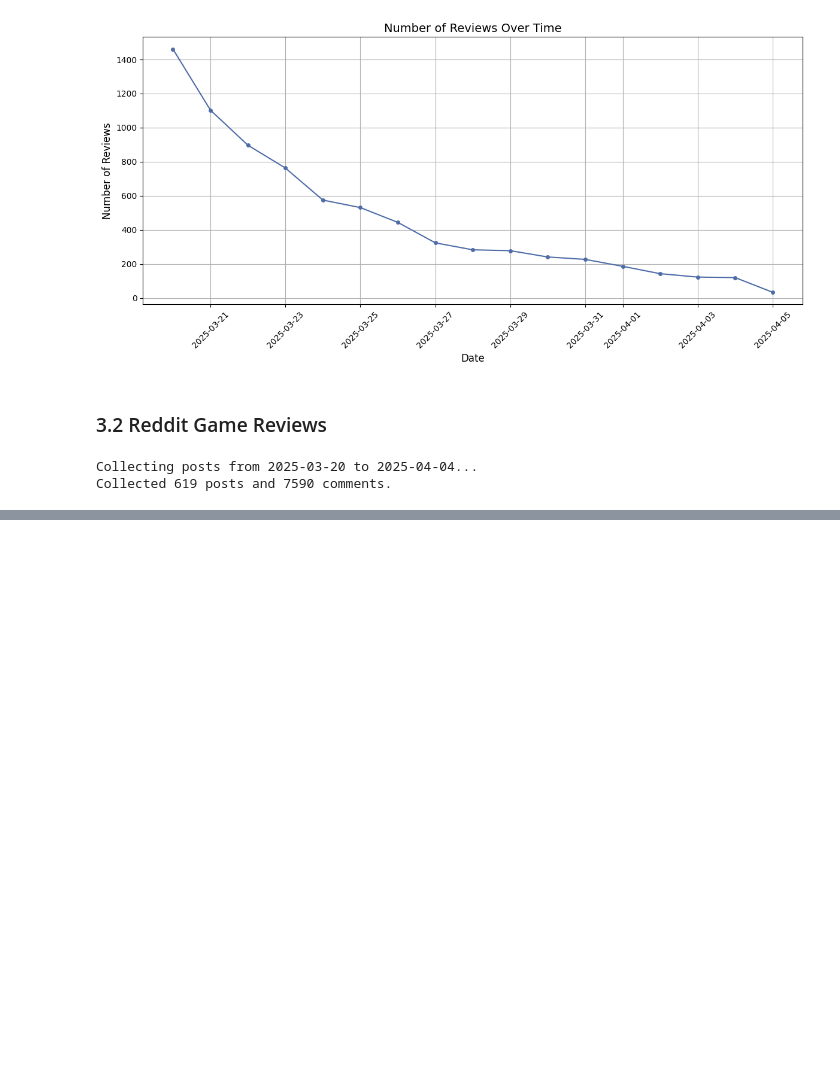
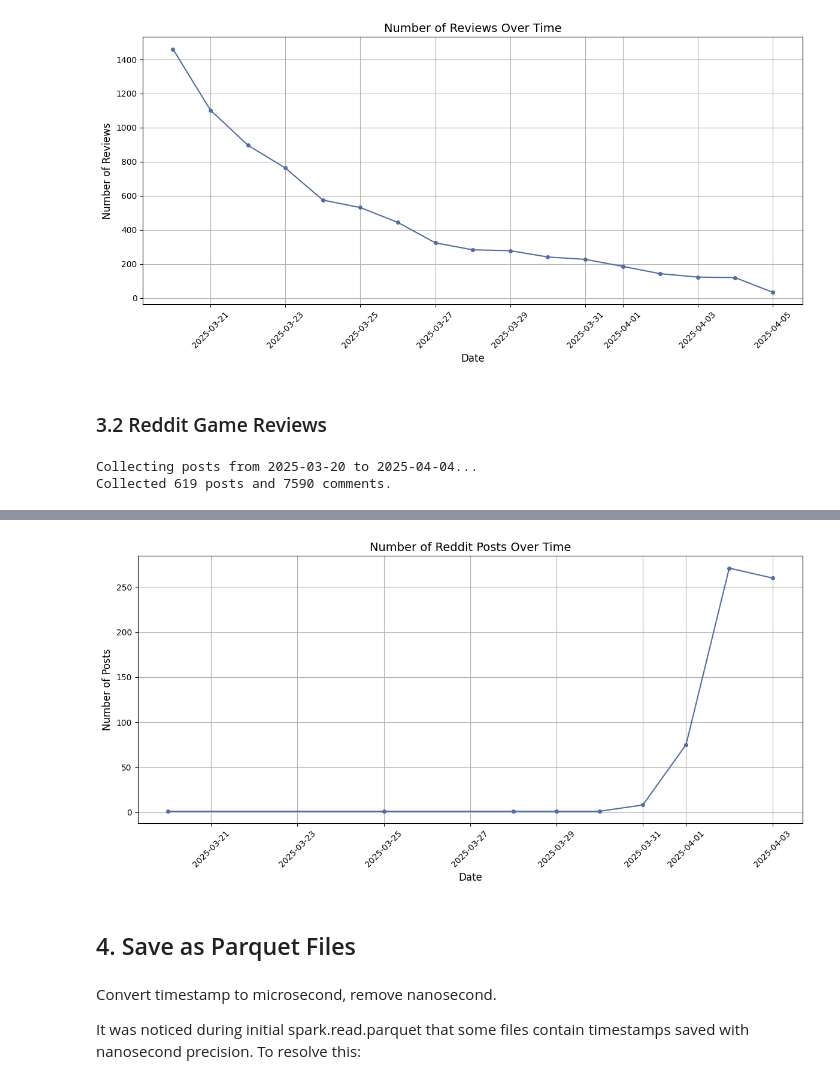
Before and after one commit to SherlockPJR/UCL_MSIN0166_Data_Eng_Individual, a Jupyter notebook: data_collection.ipynb, the cells around one changed output, grey strips where cells are left out. Cells and saved outputs as stored; diff of their text form; code cells hidden in the pictures; blank space fills up the shorter version.

```diff
--- a/data_collection.ipynb
+++ b/data_collection.ipynb
@@ -518,3 +545,29 @@ memory usage: 355.9+ KB
 | 2 | 1jjm9ke | mjoy7n7 | Hope they fixed were your sheath ... | 23 | Ok_Construction2434 | 2025-03-25 17:49:15 |
 | 3 | 1jjm9ke | mjpqkqt | Hopefully it fixes the Tools Mast... | 34 | grizzy77 | 2025-03-25 20:07:30 |
 | 4 | 1jjm9ke | mjqy5d9 | Weather system is phenomenal | 10 | s2keddie | 2025-03-25 23:48:58 |
+# %%
+# Group by review date (daily)
+posts_per_day = acshadows_reddit_posts_df.groupby(acshadows_reddit_posts_df["created_date"].dt.date).size()
+
+# Plot the number of reviews per day
+plt.figure(figsize=(12, 6))
+plt.plot(posts_per_day.index, posts_per_day.values, marker='o', color='#4F6CA8', linestyle='-', markersize=4)
+
+# Add labels and title
+plt.title("Number of Reddit Posts Over Time", fontsize=14)
+plt.xlabel("Date", fontsize=12)
+plt.ylabel("Number of Posts", fontsize=12)
+plt.xticks(rotation=45)
+plt.grid(True)
+
+# Display the plot
+plt.tight_layout()
+plt.show()
+# %% [output]
+[figure, added]
+# %% [markdown]
+## 4. Save as Parquet Files
+# %% [markdown]
+Convert timestamp to microsecond, remove nanosecond.
+
+It was noticed during initial spark.read.parquet that some files contain timestamps saved with nanosecond precision. To resolve this:
```
Also changed, not shown: parts of 9 cells of this notebook, 24 other files.
